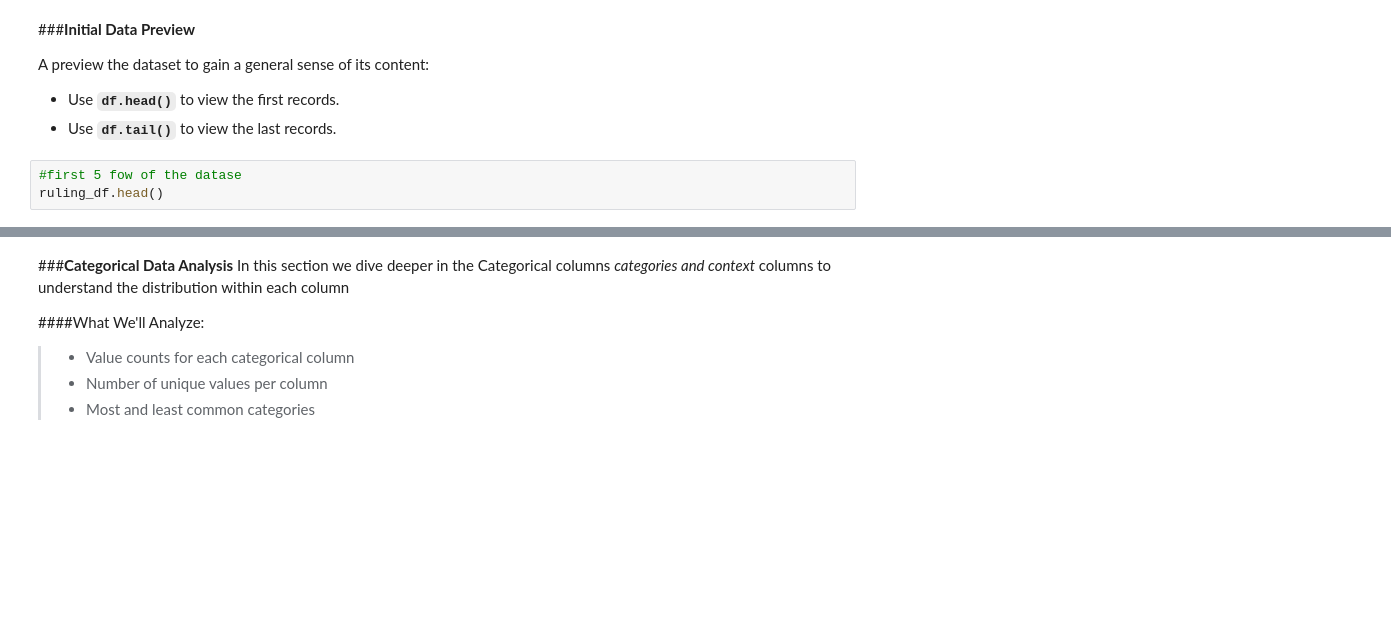
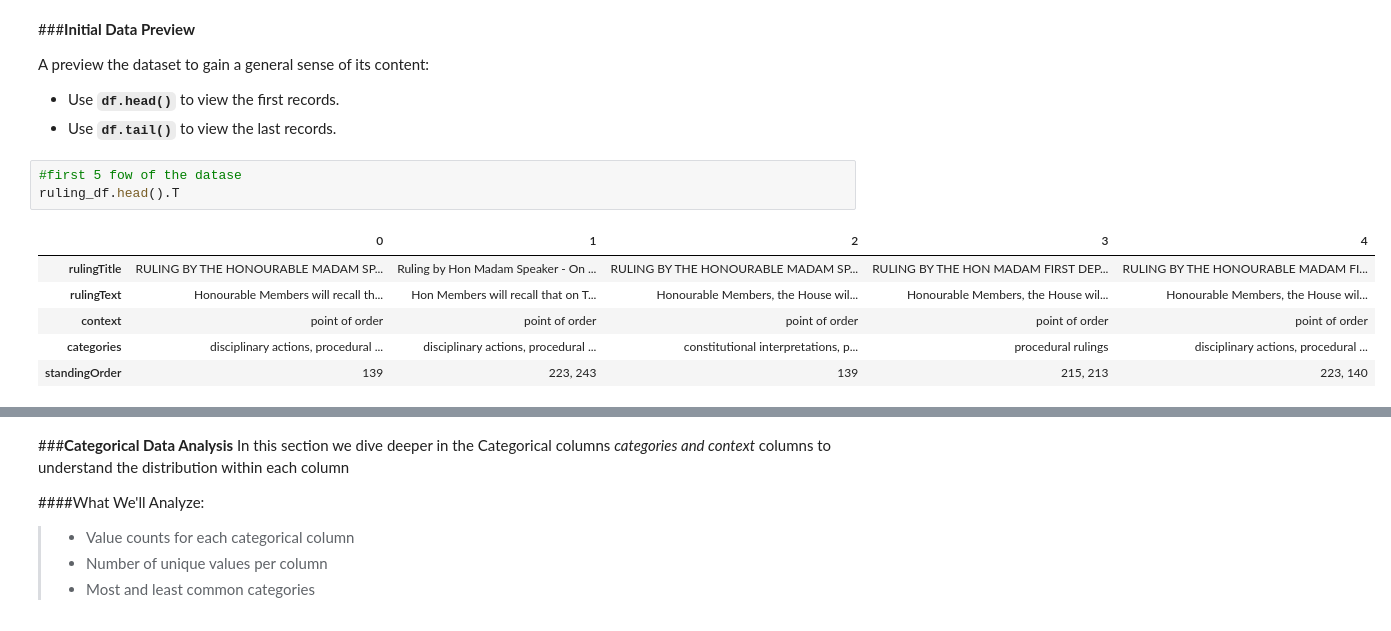
Before and after one commit to MungeliDeli/speaker-ruling-classification, a Jupyter notebook: Project_Classifier(Speakers_Rullings).ipynb, the cells around one changed output, grey strips where cells are left out. Drawn from its saved outputs; the diff is of its cells as text; blank space fills up the shorter version.

```diff
--- a/Project_Classifier(Speakers_Rullings).ipynb
+++ b/Project_Classifier(Speakers_Rullings).ipynb
@@ -176,6 +213,13 @@ A preview the dataset to gain a general sense of its content:
 - Use **`df.tail()`** to view the last records.
 # %%
 #first 5 fow of the datase
-ruling_df.head()
+ruling_df.head().T
+# %% [output]
+|  | 0 | 1 | 2 | 3 | 4 |
+| rulingTitle | RULING BY THE HONOURABLE MADAM SP... | Ruling by Hon Madam Speaker - On ... | RULING BY THE HONOURABLE MADAM SP... | RULING BY THE HON MADAM FIRST DEP... | RULING BY THE HONOURABLE MADAM FI... |
+| rulingText | Honourable Members will recall th... | Hon Members will recall that on T... | Honourable Members, the House wil... | Honourable Members, the House wil... | Honourable Members, the House wil... |
+| context | point of order | point of order | point of order | point of order | point of order |
+| categories | disciplinary actions, procedural ... | disciplinary actions, procedural ... | constitutional interpretations, p... | procedural rulings | disciplinary actions, procedural ... |
+| standingOrder | 139 | 223, 243 | 139 | 215, 213 | 223, 140 |
 # %%
 #last 5 rows of the dataset
```
Also changed, not shown: parts of 12 cells of this notebook.
